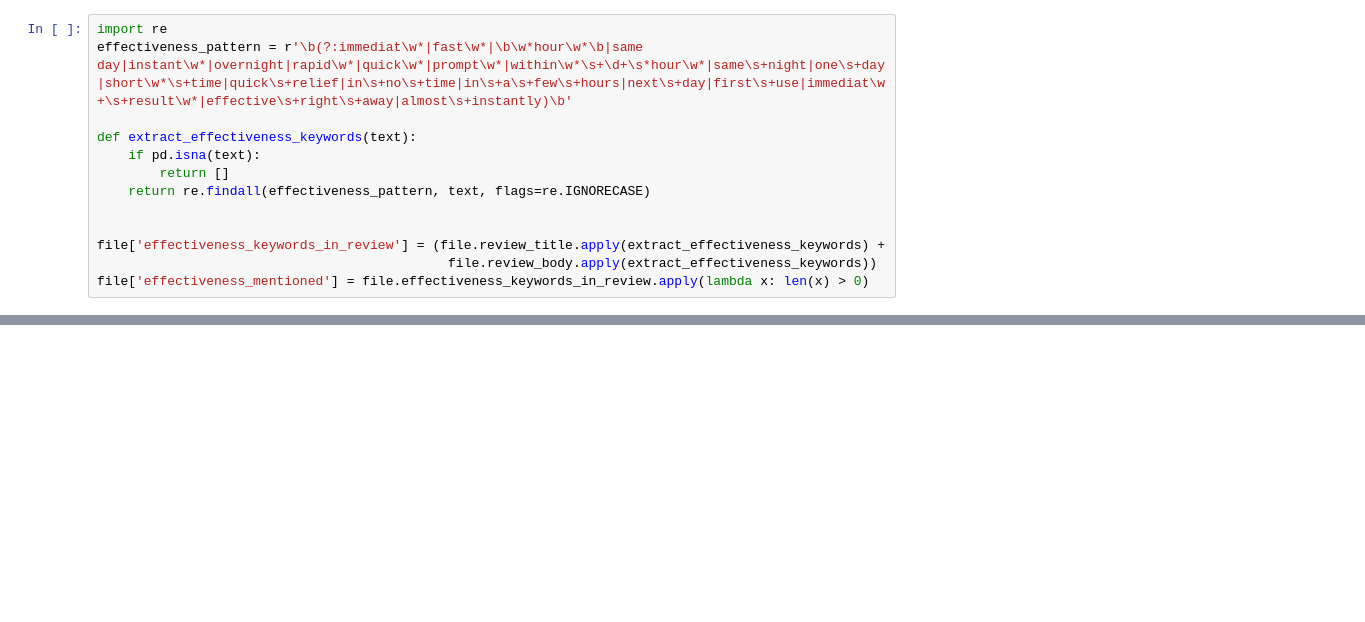
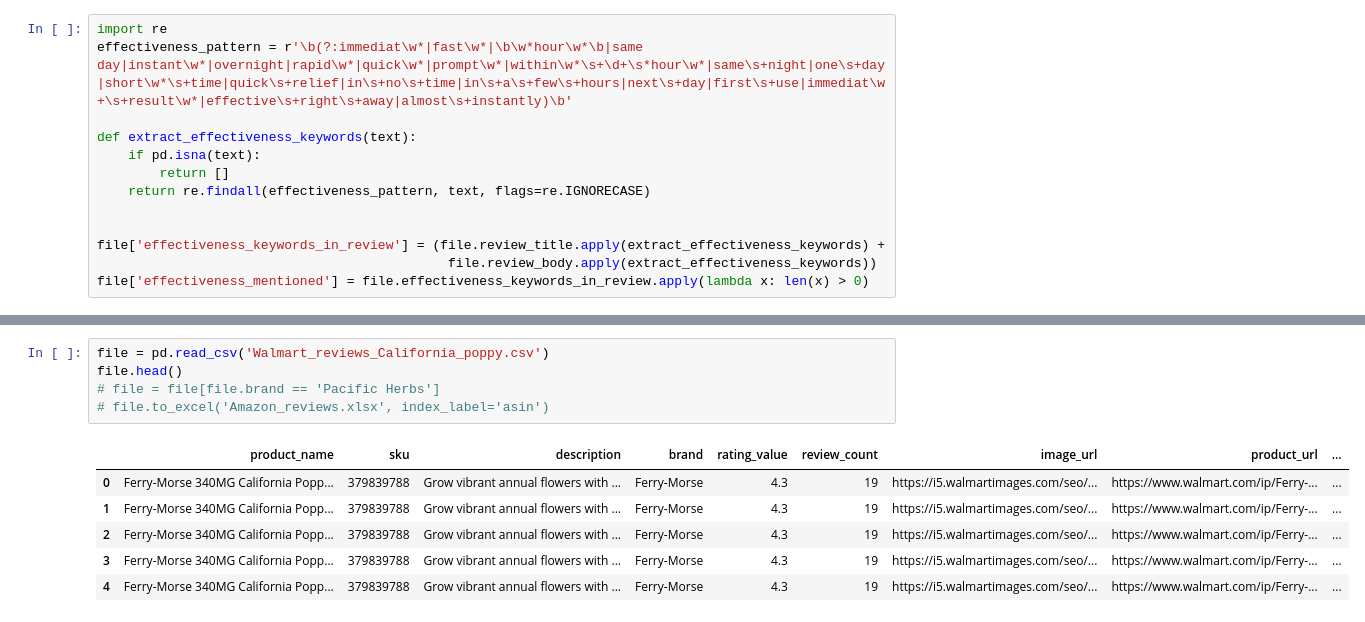
Before and after one commit to TLI2958/scrapfly-scrapers, a Jupyter notebook: etsy-scraper/results/read_res.ipynb, the cells around one changed output, grey strips where cells are left out. Drawn from its saved outputs; the diff is of its cells as text; blank space fills up the shorter version.

```diff
--- a/etsy-scraper/results/read_res.ipynb
+++ b/etsy-scraper/results/read_res.ipynb
@@ -335,0 +498,12 @@ fig.write_html('effectiveness_mentioned.html',)
+# %%
+file = pd.read_csv('Walmart_reviews_California_poppy.csv')
+file.head()
+# file = file[file.brand == 'Pacific Herbs']
+# file.to_excel('Amazon_reviews.xlsx', index_label='asin')
+# %% [output]
+|  | product_name | sku | description | brand | rating_value | review_count | image_url | product_url | ... |
+| 0 | Ferry-Morse 340MG California Popp... | 379839788 | Grow vibrant annual flowers with ... | Ferry-Morse | 4.3 | 19 | https://i5.walmartimages.com/seo/... | https://www.walmart.com/ip/Ferry-... | ... |
+| 1 | Ferry-Morse 340MG California Popp... | 379839788 | Grow vibrant annual flowers with ... | Ferry-Morse | 4.3 | 19 | https://i5.walmartimages.com/seo/... | https://www.walmart.com/ip/Ferry-... | ... |
+| 2 | Ferry-Morse 340MG California Popp... | 379839788 | Grow vibrant annual flowers with ... | Ferry-Morse | 4.3 | 19 | https://i5.walmartimages.com/seo/... | https://www.walmart.com/ip/Ferry-... | ... |
+| 3 | Ferry-Morse 340MG California Popp... | 379839788 | Grow vibrant annual flowers with ... | Ferry-Morse | 4.3 | 19 | https://i5.walmartimages.com/seo/... | https://www.walmart.com/ip/Ferry-... | ... |
+| 4 | Ferry-Morse 340MG California Popp... | 379839788 | Grow vibrant annual flowers with ... | Ferry-Morse | 4.3 | 19 | https://i5.walmartimages.com/seo/... | https://www.walmart.com/ip/Ferry-... | ... |
```
Also changed, not shown: parts of 19 cells of this notebook, 10 other files.
